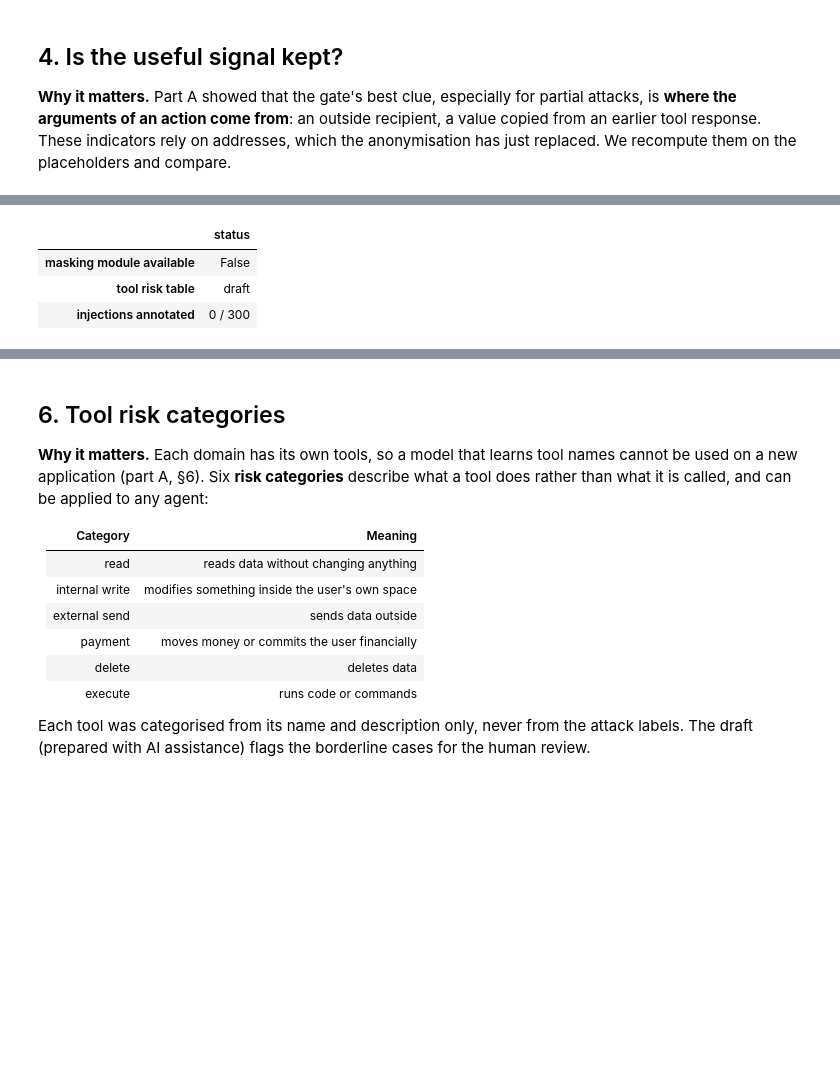
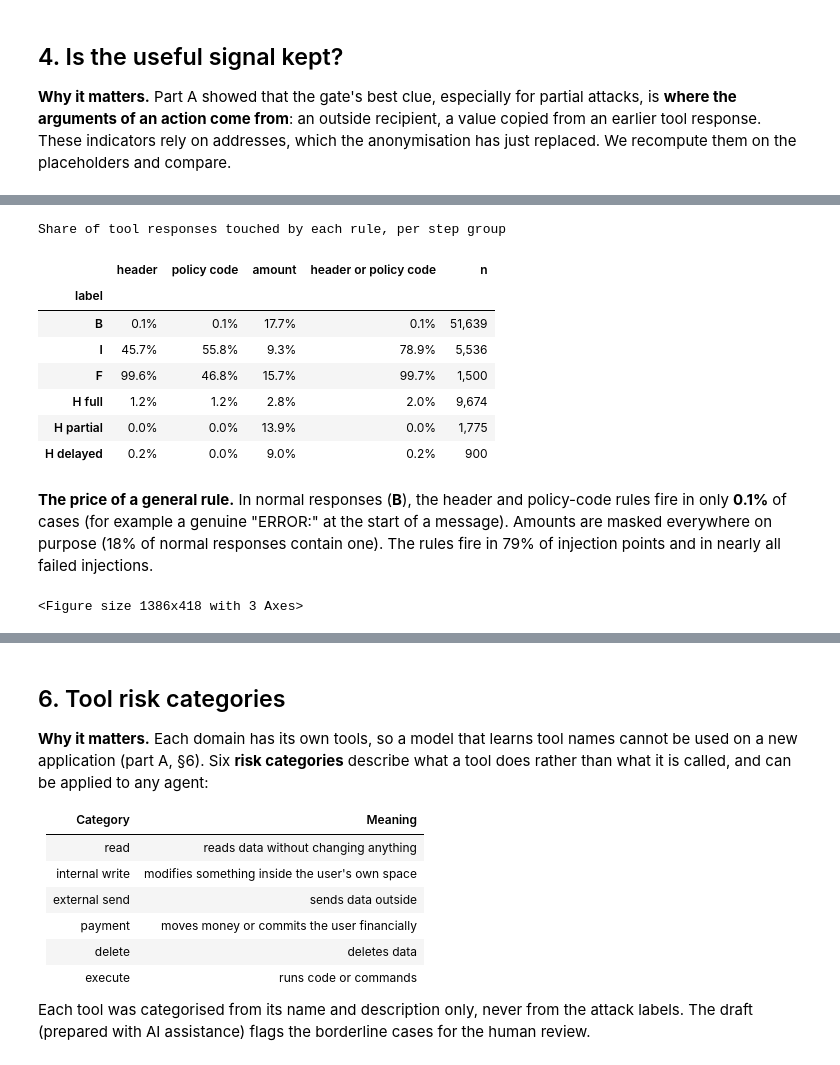
Before and after one commit to Victor-MICHELON/AgentDrift_DetectionSystem, a Jupyter notebook: notebooks/02_eda_preprocessing.ipynb, the cells around one changed output, grey strips where cells are left out. Cells and saved outputs as stored; diff of their text form; code cells hidden in the pictures; blank space fills up the shorter version.

```diff
--- a/notebooks/02_eda_preprocessing.ipynb
+++ b/notebooks/02_eda_preprocessing.ipynb
@@ -192,12 +202,21 @@ Groups: **B** normal steps, **I** injection points, **F** failed injections, **H
-# %%
-status = pd.Series({
-    "masking module available": rb["masking_available"],
-    "tool risk table": rb["tool_risk_status"]["status"],
-    "injections annotated": f"{int(rb['annotation_progress']['annotated'].sum())} / {int(rb['annotation_progress']['sampled'].sum())}",
-}, name="status").to_frame()
-status
-# %% [output]
-|  | status |
-| masking module available | False |
-| tool risk table | draft |
-| injections annotated | 0 / 300 |
+# %%
+rates = rb["masking_rates"]
+NB.table(rates, pct_cols=["header", "policy code", "amount", "header or policy code"], int_cols=["n"],
+         caption="Share of tool responses touched by each rule, per step group")
+# %% [output]
+Share of tool responses touched by each rule, per step group
+|  | header | policy code | amount | header or policy code | n |
+| label |  |  |  |  |  |
+| B | 0.1% | 0.1% | 17.7% | 0.1% | 51,639 |
+| I | 45.7% | 55.8% | 9.3% | 78.9% | 5,536 |
+| F | 99.6% | 46.8% | 15.7% | 99.7% | 1,500 |
+| H full | 1.2% | 1.2% | 2.8% | 2.0% | 9,674 |
+| H partial | 0.0% | 0.0% | 13.9% | 0.0% | 1,775 |
+| H delayed | 0.2% | 0.0% | 9.0% | 0.2% | 900 |
+# %% [markdown]
+**The price of a general rule.** In normal responses (**B**), the header and policy-code rules fire in only **0.1%** of cases (for example a genuine "ERROR:" at the start of a message). Amounts are masked everywhere on purpose (18% of normal responses contain one). The rules fire in 79% of injection points and in nearly all failed injections.
+# %%
+sig = rb["injection_signals"]
+NB.show(P.plot_injection_signals(sig), "eda_b6_injection_signals")
+# %% [output]
+<Figure size 1386x418 with 3 Axes>
```
Also changed, not shown: parts of 14 cells of this notebook, 31 other files.
